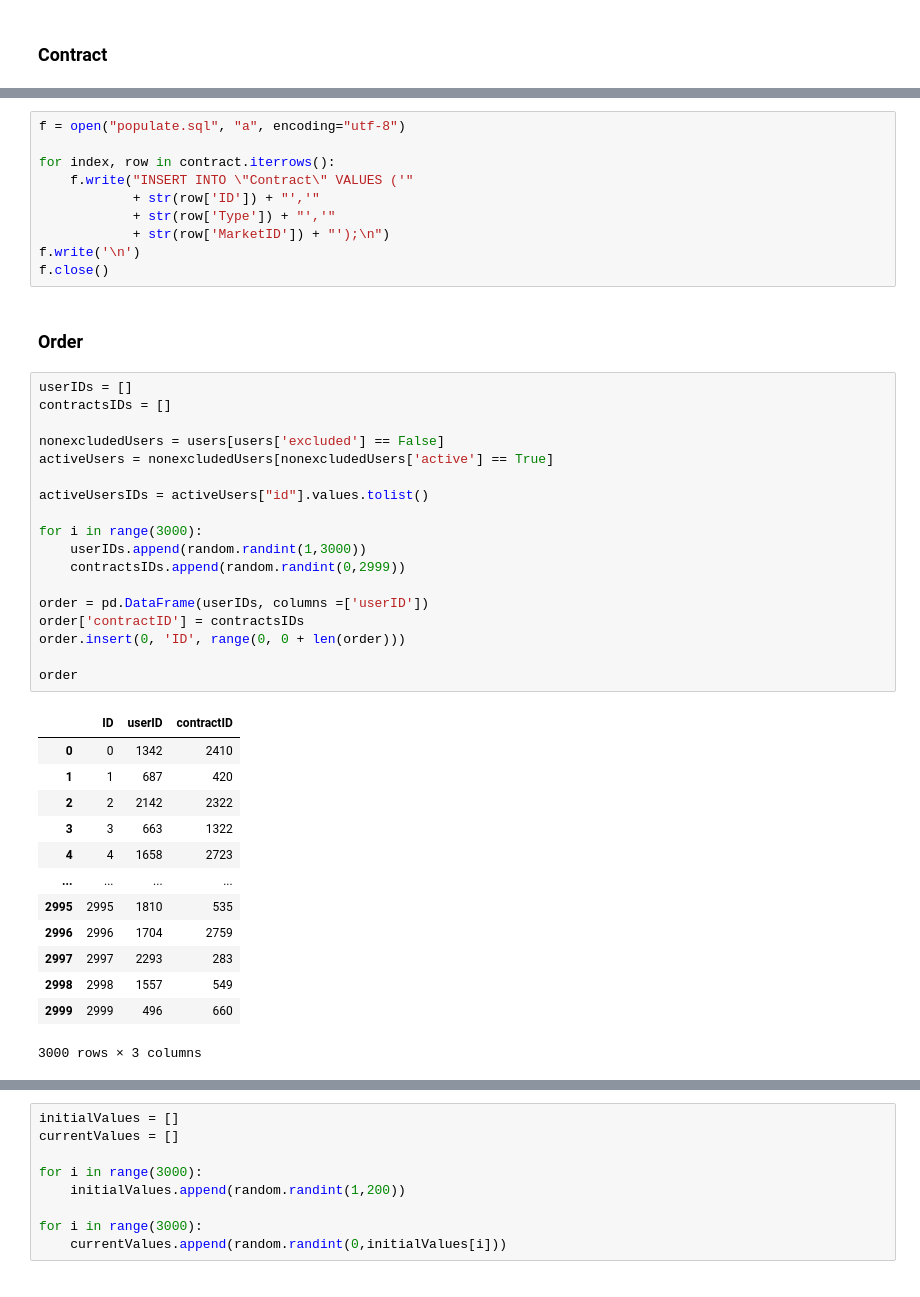
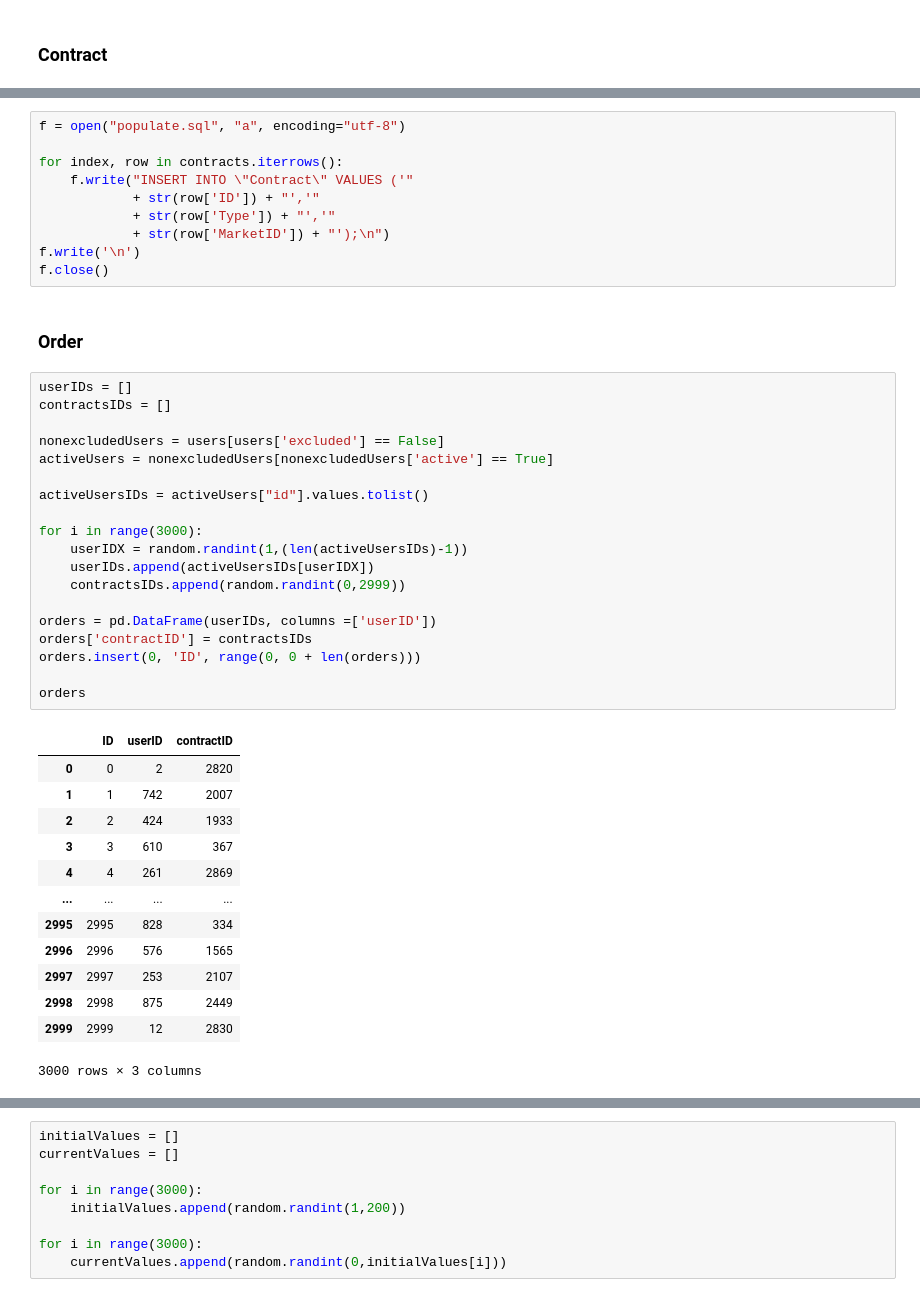
Before and after one commit to diogoabnunes/AID, a Jupyter notebook: data/populate sql file generation.ipynb, the cells around one changed output, grey strips where cells are left out. Drawn from its saved outputs; the diff is of its cells as text.

```diff
--- a/data/populate sql file generation.ipynb
+++ b/data/populate sql file generation.ipynb
@@ -151,7 +155,7 @@ contract
 # %%
 f = open("populate.sql", "a", encoding="utf-8")
 
-for index, row in contract.iterrows():
+for index, row in contracts.iterrows():
     f.write("INSERT INTO \"Contract\" VALUES ('"
             + str(row['ID']) + "','"
             + str(row['Type']) + "','"
@@ -163,33 +167,34 @@ f.close()
 # %%
 userIDs = []
 contractsIDs = []
 
 nonexcludedUsers = users[users['excluded'] == False]
 activeUsers = nonexcludedUsers[nonexcludedUsers['active'] == True]
 
 activeUsersIDs = activeUsers["id"].values.tolist()
 
 for i in range(3000):
-    userIDs.append(random.randint(1,3000))
+    userIDX = random.randint(1,(len(activeUsersIDs)-1))
+    userIDs.append(activeUsersIDs[userIDX])
     contractsIDs.append(random.randint(0,2999))
 
-order = pd.DataFrame(userIDs, columns =['userID'])
-order['contractID'] = contractsIDs
-order.insert(0, 'ID', range(0, 0 + len(order)))
+orders = pd.DataFrame(userIDs, columns =['userID'])
+orders['contractID'] = contractsIDs
+orders.insert(0, 'ID', range(0, 0 + len(orders)))
 
-order
+orders
 # %% [output]
 |  | ID | userID | contractID |
-| 0 | 0 | 1342 | 2410 |
-| 1 | 1 | 687 | 420 |
-| 2 | 2 | 2142 | 2322 |
-| 3 | 3 | 663 | 1322 |
-| 4 | 4 | 1658 | 2723 |
+| 0 | 0 | 2 | 2820 |
+| 1 | 1 | 742 | 2007 |
+| 2 | 2 | 424 | 1933 |
+| 3 | 3 | 610 | 367 |
+| 4 | 4 | 261 | 2869 |
 | ... | ... | ... | ... |
-| 2995 | 2995 | 1810 | 535 |
-| 2996 | 2996 | 1704 | 2759 |
-| 2997 | 2997 | 2293 | 283 |
-| 2998 | 2998 | 1557 | 549 |
-| 2999 | 2999 | 496 | 660 |
+| 2995 | 2995 | 828 | 334 |
+| 2996 | 2996 | 576 | 1565 |
+| 2997 | 2997 | 253 | 2107 |
+| 2998 | 2998 | 875 | 2449 |
+| 2999 | 2999 | 12 | 2830 |
 3000 rows × 3 columns
 # %%
```
Also changed, not shown: parts of 20 cells of this notebook, 3 other files.
